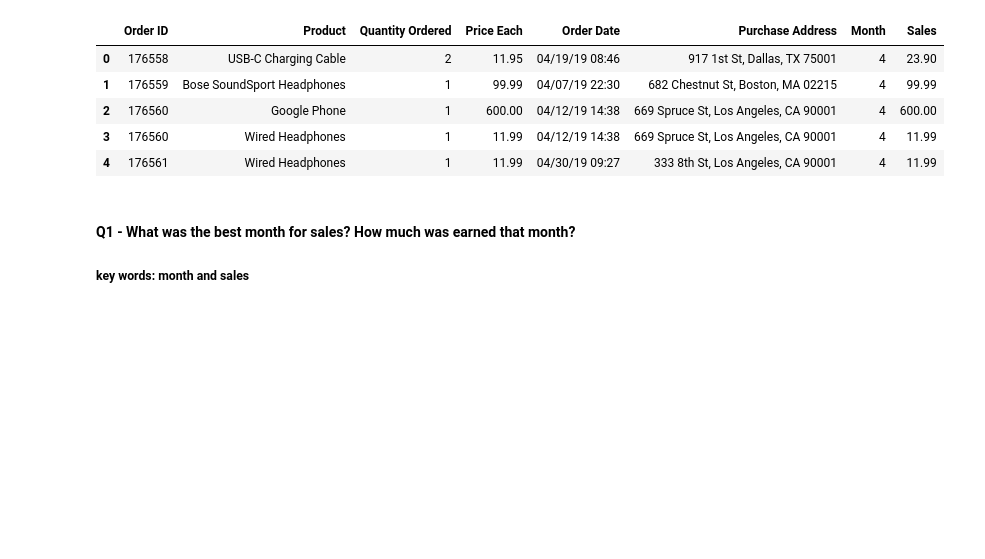
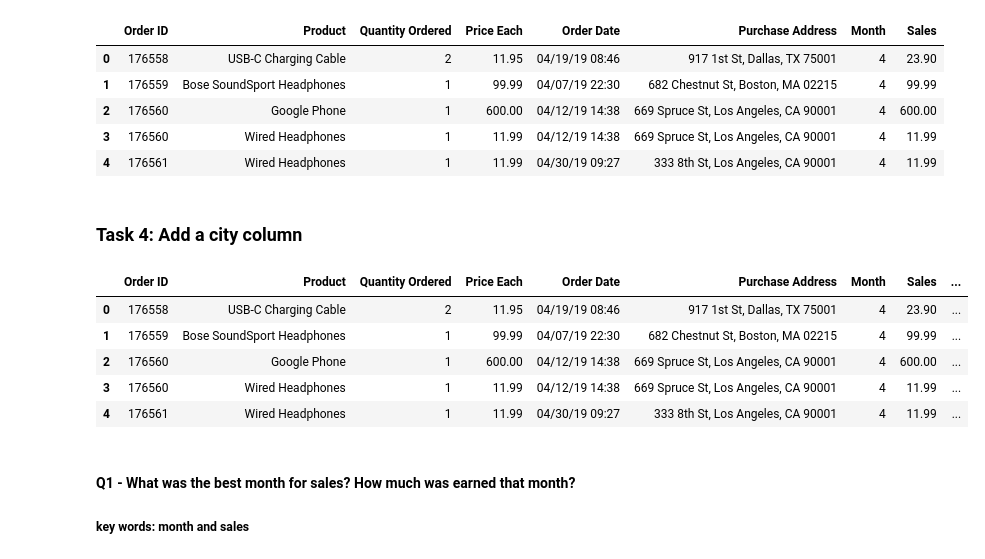
Before and after one commit to Rajpal29/csv_project, a Jupyter notebook: csv_notebook.ipynb, the cells around one changed output. Drawn from its saved outputs; the diff is of its cells as text; code cells hidden in the pictures; blank space fills up the shorter version.

```diff
--- a/csv_notebook.ipynb
+++ b/csv_notebook.ipynb
@@ -93,6 +93,27 @@ all_data.head()
 | 2 | 176560 | Google Phone | 1 | 600.00 | 04/12/19 14:38 | 669 Spruce St, Los Angeles, CA 90001 | 4 | 600.00 |
 | 3 | 176560 | Wired Headphones | 1 | 11.99 | 04/12/19 14:38 | 669 Spruce St, Los Angeles, CA 90001 | 4 | 11.99 |
 | 4 | 176561 | Wired Headphones | 1 | 11.99 | 04/30/19 09:27 | 333 8th St, Los Angeles, CA 90001 | 4 | 11.99 |
+# %% [markdown]
+### Task 4: Add a city column
+# %%
+# Lets use the .apply(), this allows us to run any function in our data frame
+# we can define a function that takes in some sort of address value
+def get_city(address):
+    return address.split(",")[1]
+
+def get_state(address):
+    return address.split(",")[2].split(" ")[1]
+
+#all_data["Column"] = all_data["Purchase Address"].apply(lambda x: x.split(",")[1]) # this is saying for every x value, so when we do .apply() we can use lamda x and basically the x value in the row is the cell content. This is saying for each content we want to split it bny commas and grab the first index
+all_data["City"] = all_data["Purchase Address"].apply(lambda x: get_city(x) + " (" + get_state(x) + ")") # whenever we do lamda x this allows us to grab the cell contents. Can also use f strings: f"{get_city(x)} ({get_state(x)})")"
+all_data.head()
+# %% [output]
+|  | Order ID | Product | Quantity Ordered | Price Each | Order Date | Purchase Address | Month | Sales | ... |
+| 0 | 176558 | USB-C Charging Cable | 2 | 11.95 | 04/19/19 08:46 | 917 1st St, Dallas, TX 75001 | 4 | 23.90 | ... |
+| 1 | 176559 | Bose SoundSport Headphones | 1 | 99.99 | 04/07/19 22:30 | 682 Chestnut St, Boston, MA 02215 | 4 | 99.99 | ... |
+| 2 | 176560 | Google Phone | 1 | 600.00 | 04/12/19 14:38 | 669 Spruce St, Los Angeles, CA 90001 | 4 | 600.00 | ... |
+| 3 | 176560 | Wired Headphones | 1 | 11.99 | 04/12/19 14:38 | 669 Spruce St, Los Angeles, CA 90001 | 4 | 11.99 | ... |
+| 4 | 176561 | Wired Headphones | 1 | 11.99 | 04/30/19 09:27 | 333 8th St, Los Angeles, CA 90001 | 4 | 11.99 | ... |
 # %% [markdown]
 #### Q1 - What was the best month for sales? How much was earned that month?
 ##### key words: month and sales
```
Also changed, not shown: parts of 5 cells of this notebook.
